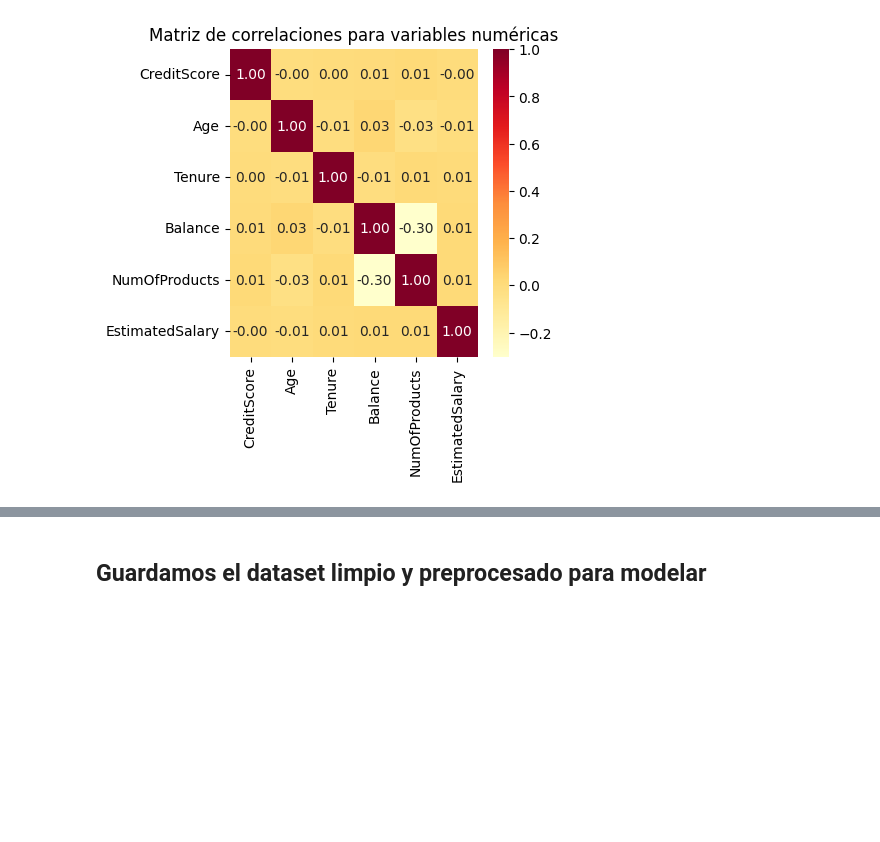
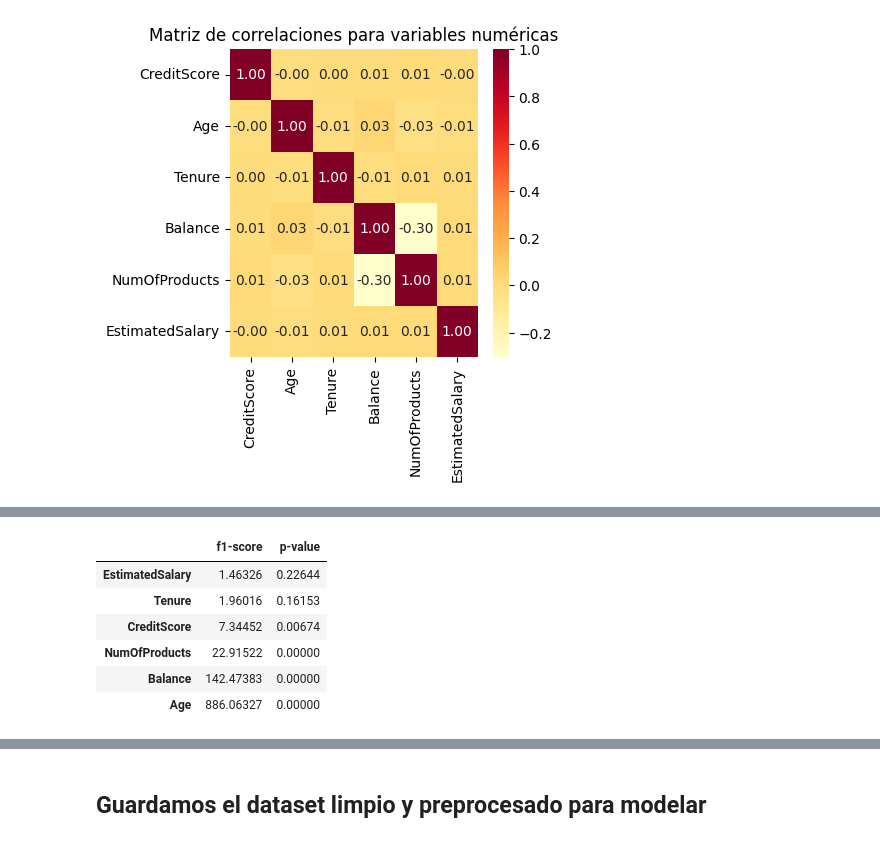
Before and after one commit to jolual2747/bank-customer-churn-prediction, a Jupyter notebook: 01-EDA.ipynb, the cells around one changed output, grey strips where cells are left out. Saved outputs shown, nothing was run; the diff lists cells and outputs as text; code cells hidden in the pictures; blank space fills up the shorter version.

```diff
--- a/01-EDA.ipynb
+++ b/01-EDA.ipynb
@@ -158,0 +168,18 @@ plt.show()
+# %%
+from sklearn.feature_selection import f_classif
+
+X = df[num_cols]
+y = df.Exited_C.values
+
+f_test = f_classif(X,y)
+pd.set_option('display.float_format', lambda x: '%.5f' % x) # para mostrar flotantes sin notación científica
+f_test_df = pd.DataFrame(f_test, columns=num_cols).T.rename(columns = {0:'f1-score', 1:'p-value'}).sort_values(by = 'p-value', ascending=False)
+f_test_df
+# %% [output]
+|  | f1-score | p-value |
+| EstimatedSalary | 1.46326 | 0.22644 |
+| Tenure | 1.96016 | 0.16153 |
+| CreditScore | 7.34452 | 0.00674 |
+| NumOfProducts | 22.91522 | 0.00000 |
+| Balance | 142.47383 | 0.00000 |
+| Age | 886.06327 | 0.00000 |
```
Also changed, not shown: parts of 5 cells of this notebook, 3 other files.
